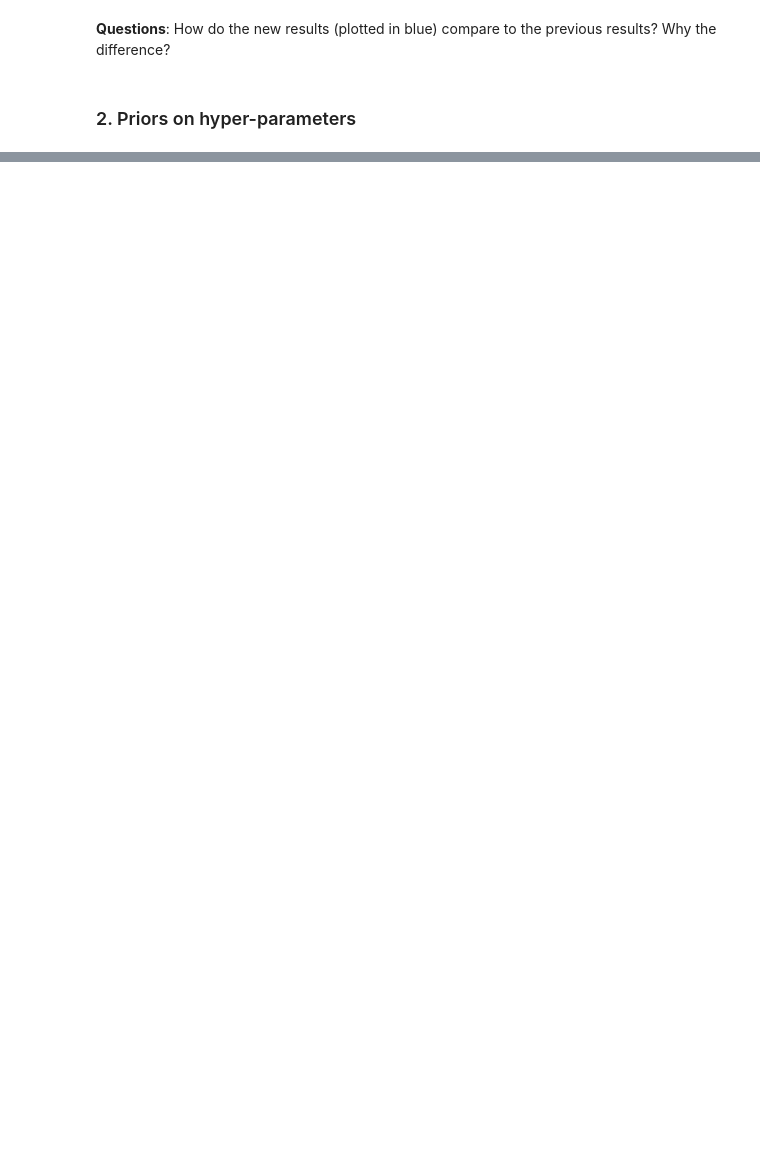
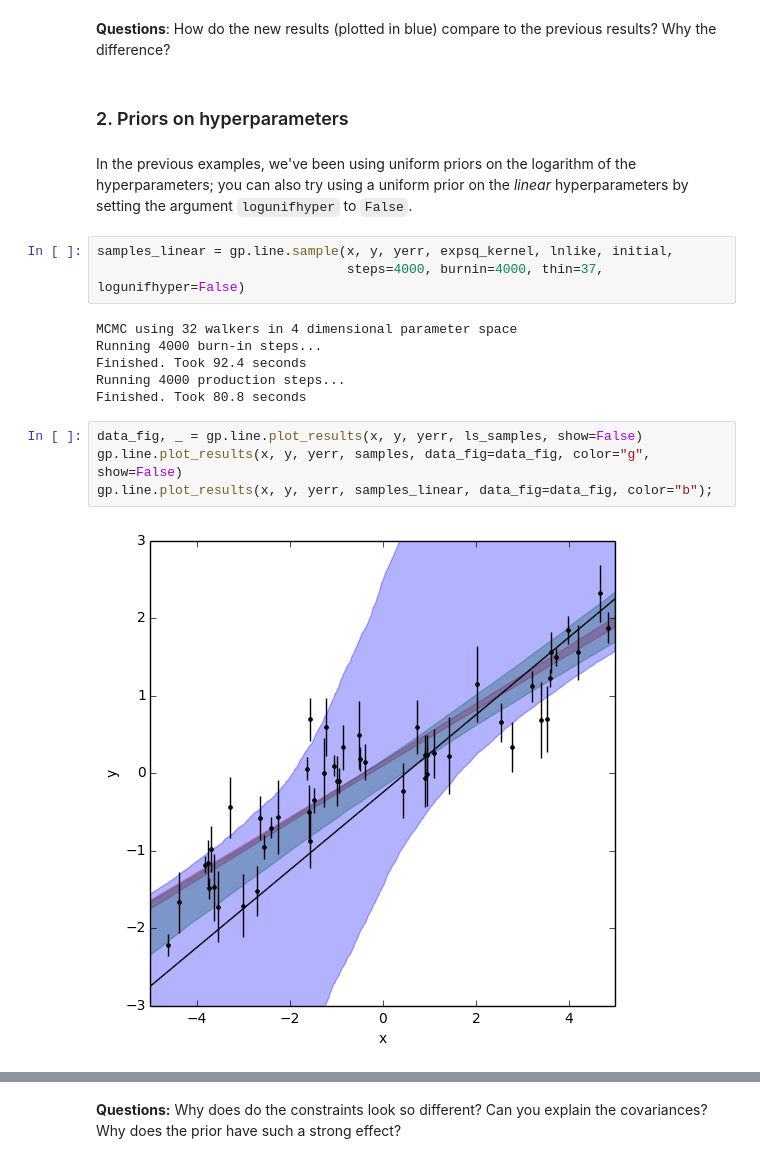
Before and after one commit to dfm/gp, a Jupyter notebook: worksheet.ipynb, the cells around one changed output, grey strips where cells are left out. Cells and saved outputs as stored; diff of their text form; blank space fills up the shorter version.

```diff
--- a/worksheet.ipynb
+++ b/worksheet.ipynb
@@ -461,4 +463,21 @@ gp.line.plot_results(x, y, yerr, samples_matern, data_fig=data_fig, color="b");
 How do the new results (plotted in blue) compare to the previous results?
 Why the difference?
 # %% [markdown]
-### 2. Priors on hyper-parameters
+### 2. Priors on hyperparameters
+# %% [markdown]
+In the previous examples, we've been using uniform priors on the logarithm of the hyperparameters; you can also try using a uniform prior on the *linear* hyperparameters by setting the argument `logunifhyper` to `False`.
+# %%
+samples_linear = gp.line.sample(x, y, yerr, expsq_kernel, lnlike, initial,
+                                steps=4000, burnin=4000, thin=37, logunifhyper=False)
+# %% [output]
+MCMC using 32 walkers in 4 dimensional parameter space
+Running 4000 burn-in steps...
+Finished. Took 92.4 seconds
+Running 4000 production steps...
+Finished. Took 80.8 seconds
+# %%
+data_fig, _ = gp.line.plot_results(x, y, yerr, ls_samples, show=False)
+gp.line.plot_results(x, y, yerr, samples, data_fig=data_fig, color="g", show=False)
+gp.line.plot_results(x, y, yerr, samples_linear, data_fig=data_fig, color="b");
+# %% [output]
+[figure, added]
@@ -464,0 +485,5 @@ Why the difference?
+# %% [markdown]
+**Questions:**
+Why does do the constraints look so different?
+Can you explain the covariances?
+Why does the prior have such a strong effect?
```
Also changed, not shown: parts of 4 cells of this notebook, 13 other files.
